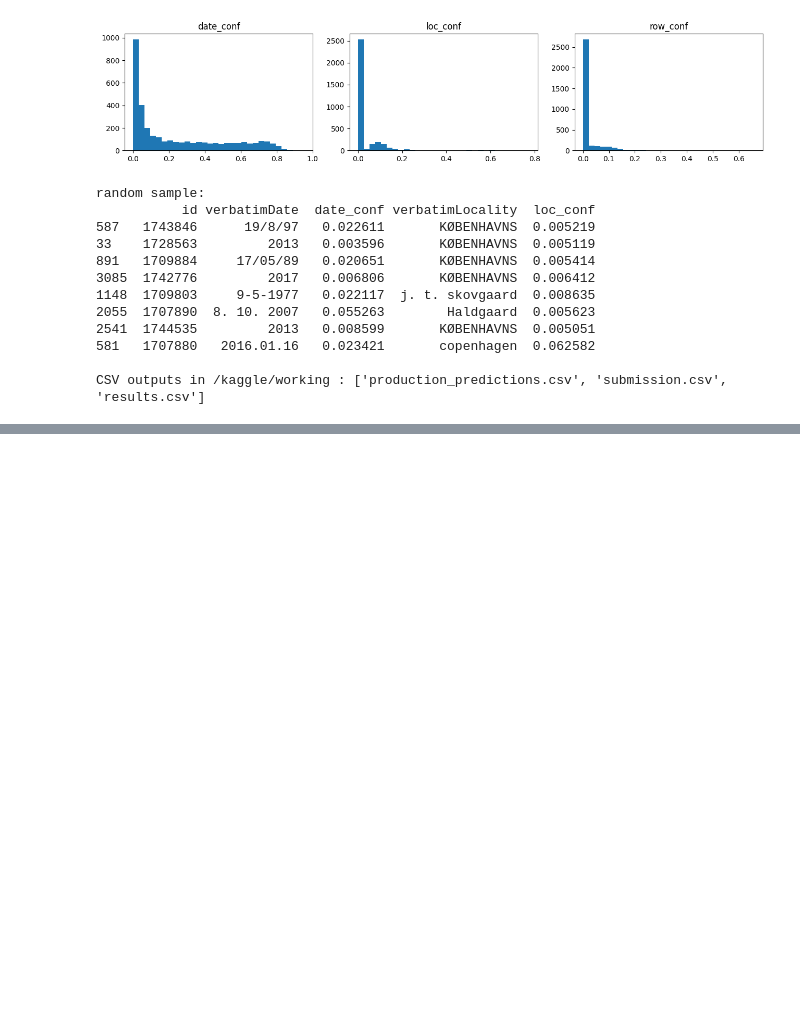
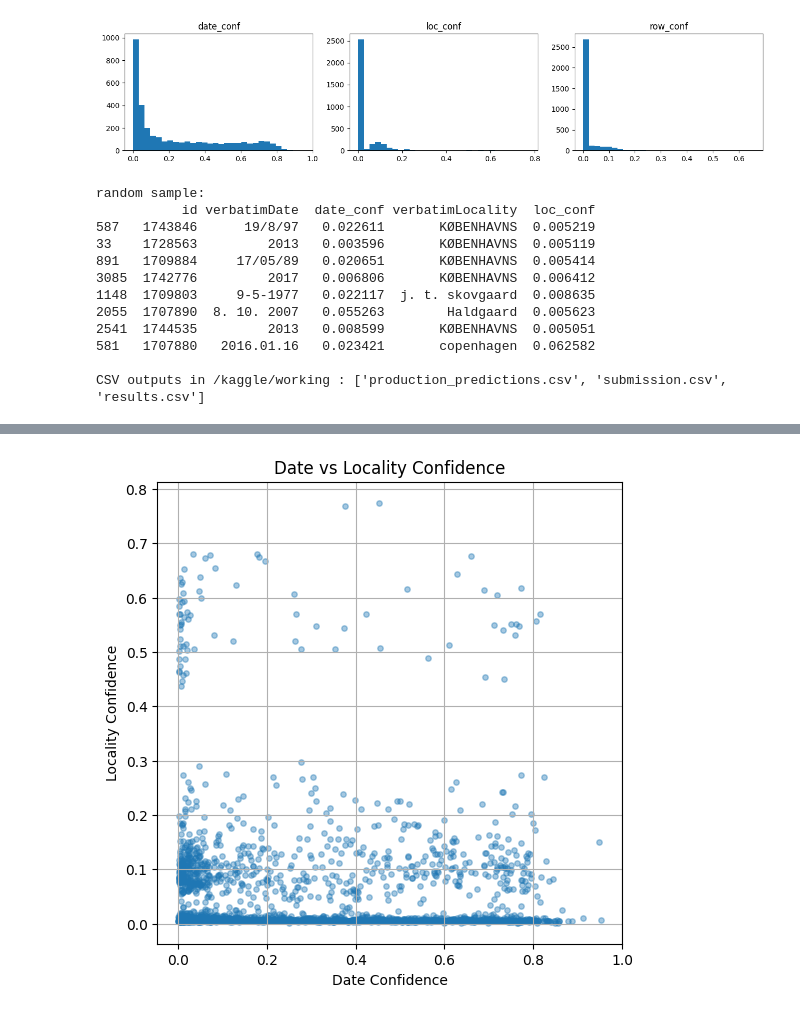
Before and after one commit to TokiG0/MUSEUMSCAT, a Jupyter notebook: museumscat-paligemma-claude.ipynb, the cells around one changed output, grey strips where cells are left out. Drawn from its saved outputs; the diff is of its cells as text; code cells hidden in the pictures; blank space fills up the shorter version.

```diff
--- a/museumscat-paligemma-claude.ipynb
+++ b/museumscat-paligemma-claude.ipynb
@@ -1048,0 +1087,21 @@ CSV outputs in /kaggle/working : ['production_predictions.csv', 'submission.csv'
+# %%
+plt.figure(figsize=(6,6))
+
+plt.scatter(
+    results_df["date_conf"],
+    results_df["loc_conf"],
+    alpha=0.4,
+    s=15
+)
+
+plt.xlabel("Date Confidence")
+plt.ylabel("Locality Confidence")
+plt.title("Date vs Locality Confidence")
+
+plt.grid(True)
+
+plt.savefig("confidence_scatter.png",dpi=300)
+
+plt.show()
+# %% [output]
+[figure, added]
```
Also changed, not shown: parts of 5 cells of this notebook.
